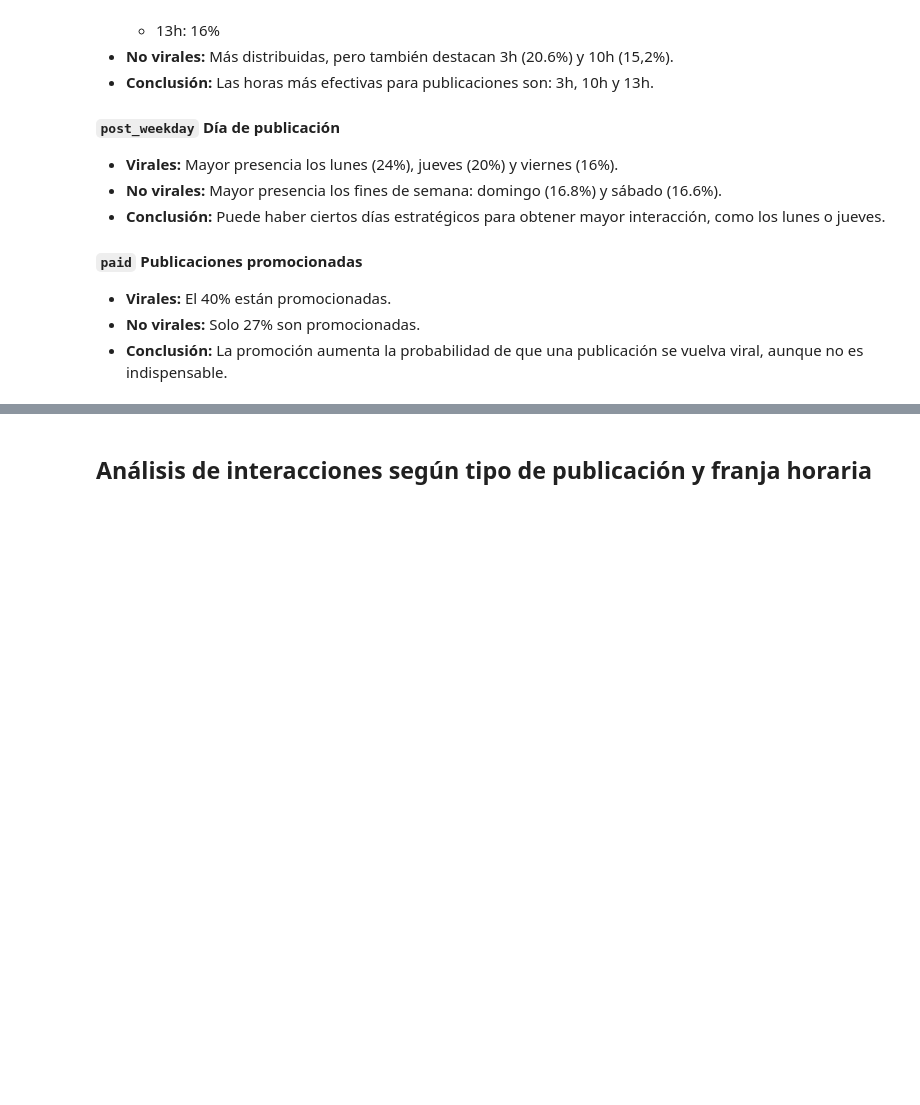
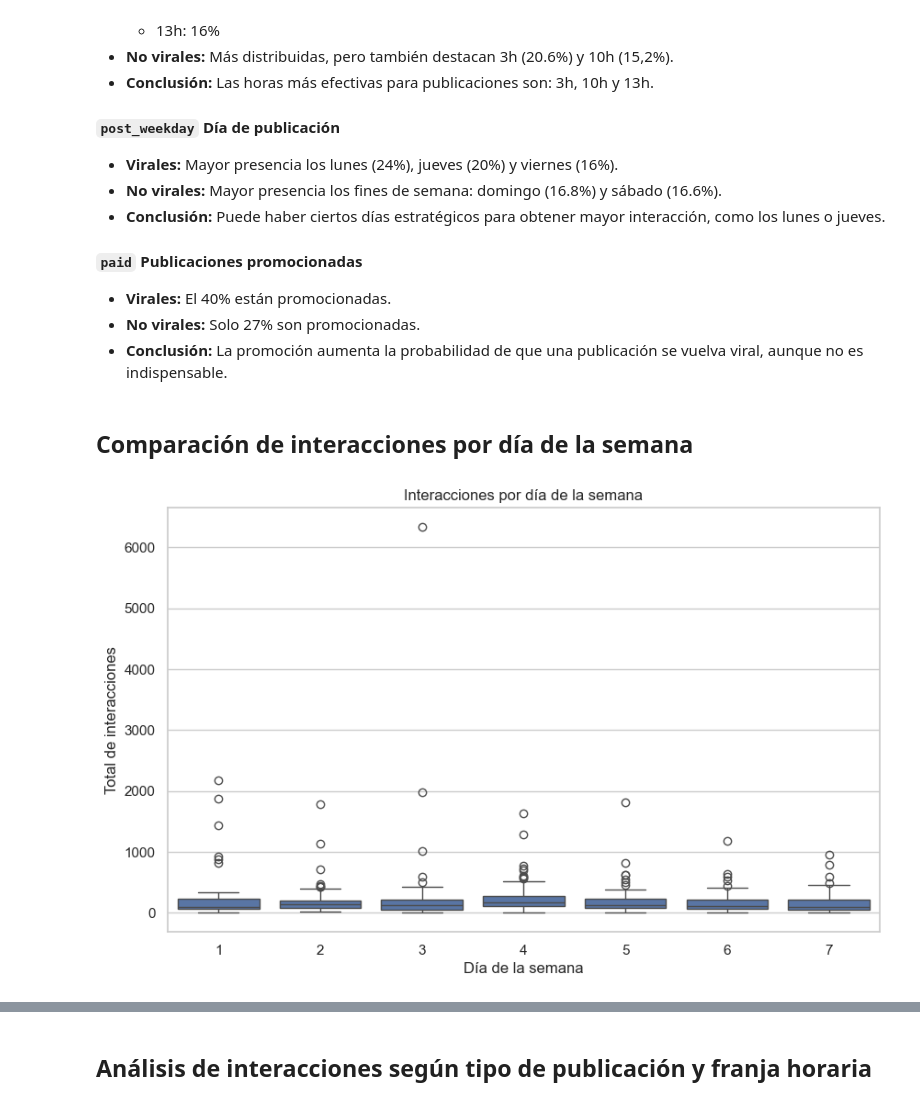
Before and after one commit to elenamm10/interacciones-Facebook, a Jupyter notebook: notebooks/eda.ipynb, the cells around one changed output, grey strips where cells are left out. Cells and saved outputs as stored; diff of their text form; code cells hidden in the pictures; blank space fills up the shorter version.

```diff
--- a/notebooks/eda.ipynb
+++ b/notebooks/eda.ipynb
@@ -231,3 +231,14 @@ Se han identificado 25 publicaciones virales con más de 605 interacciones (perc
 - **Virales:** El 40% están promocionadas.
 - **No virales:** Solo 27% son promocionadas.
 - **Conclusión:** La promoción aumenta la probabilidad de que una publicación se vuelva viral, aunque no es indispensable.
+# %% [markdown]
+## Comparación de interacciones por día de la semana
+# %%
+# boxplot de las interacciones en función del día de la semana
+sns.boxplot(data=df, x='post_weekday', y='total_interactions')
+plt.title("Interacciones por día de la semana")
+plt.xlabel("Día de la semana")
+plt.ylabel("Total de interacciones")
+plt.show()
+# %% [output]
+[figure, added]
```
Also changed, not shown: parts of 2 cells of this notebook, 4 other files.
